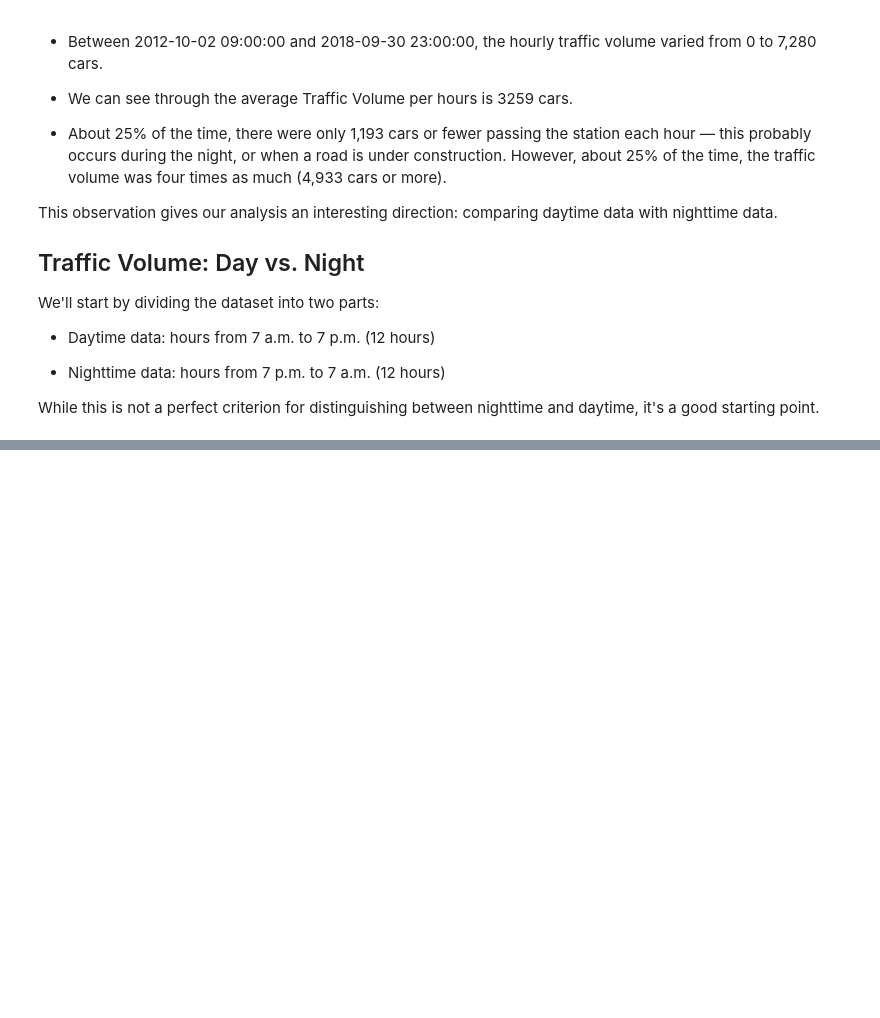
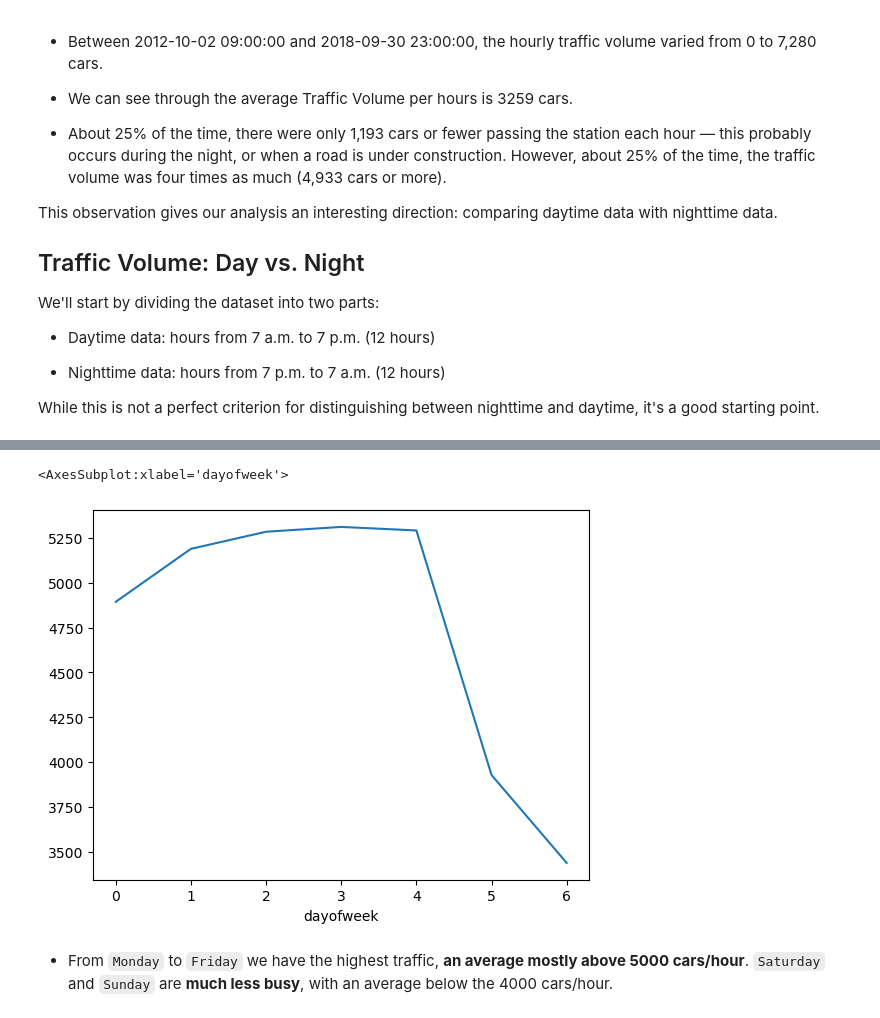
Before and after one commit to MiguelBelo95/Data-Quest, a Jupyter notebook: projects/traffic_I-94-p3/traffic_data_i94.ipynb, the cells around one changed output, grey strips where cells are left out. Saved outputs shown, nothing was run; the diff lists cells and outputs as text; code cells hidden in the pictures; blank space fills up the shorter version.

```diff
--- a/projects/traffic_I-94-p3/traffic_data_i94.ipynb
+++ b/projects/traffic_I-94-p3/traffic_data_i94.ipynb
@@ -138,0 +266,4 @@ print(night.shape)
+# %%
+day['dayofweek'] = day['date_time'].dt.dayofweek
+by_dayofweek= day.groupby('dayofweek').mean()
+by_dayofweek['traffic_volume'] # 0 is Monday, 6 is Sunday
@@ -138,0 +280,7 @@ print(night.shape)
+# %%
+by_dayofweek['traffic_volume'].plot.line()
+# %% [output]
+<AxesSubplot:xlabel='dayofweek'>
+[figure, added]
+# %% [markdown]
+* From `Monday` to `Friday` we have the highest traffic, **an average mostly above 5000 cars/hour**. `Saturday` and `Sunday` are **much less busy**, with an average below the 4000 cars/hour.
```
Also changed, not shown: parts of 34 cells of this notebook.
